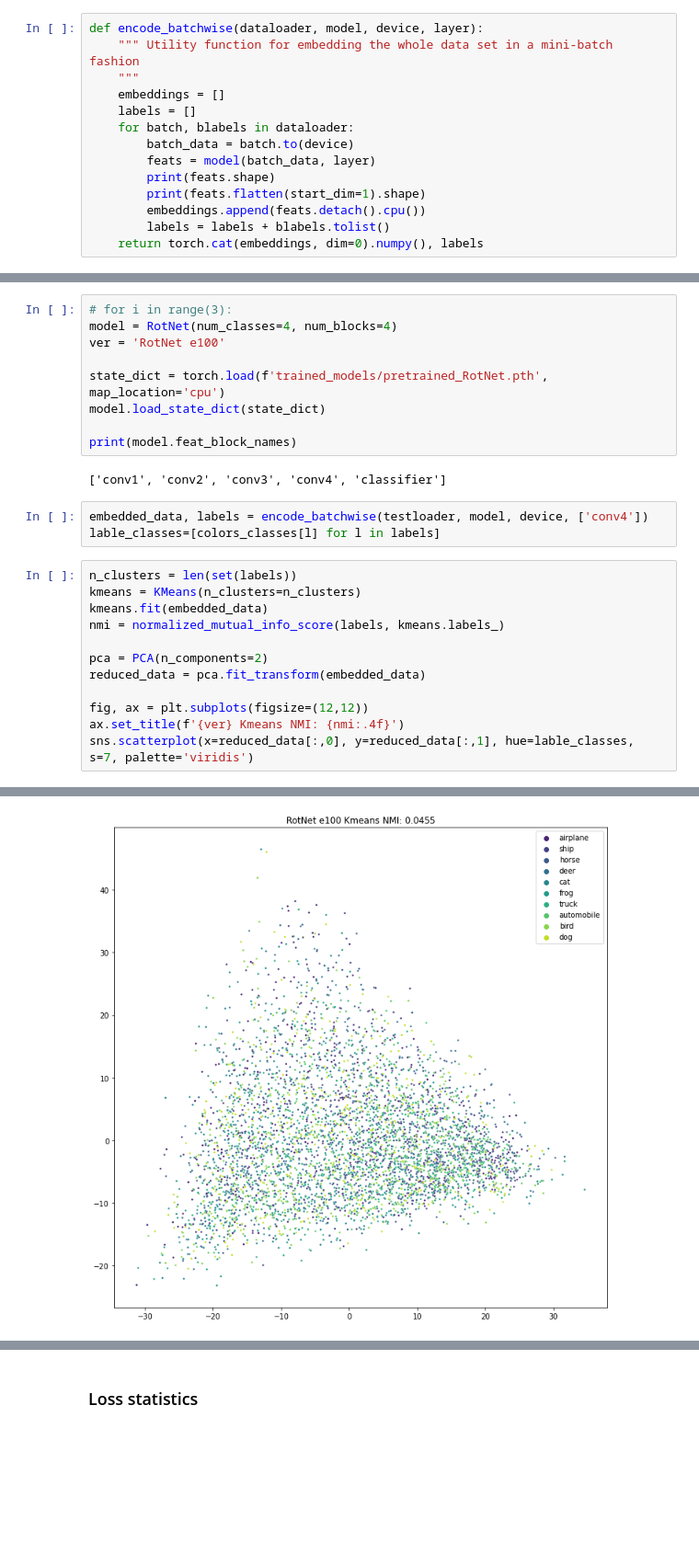
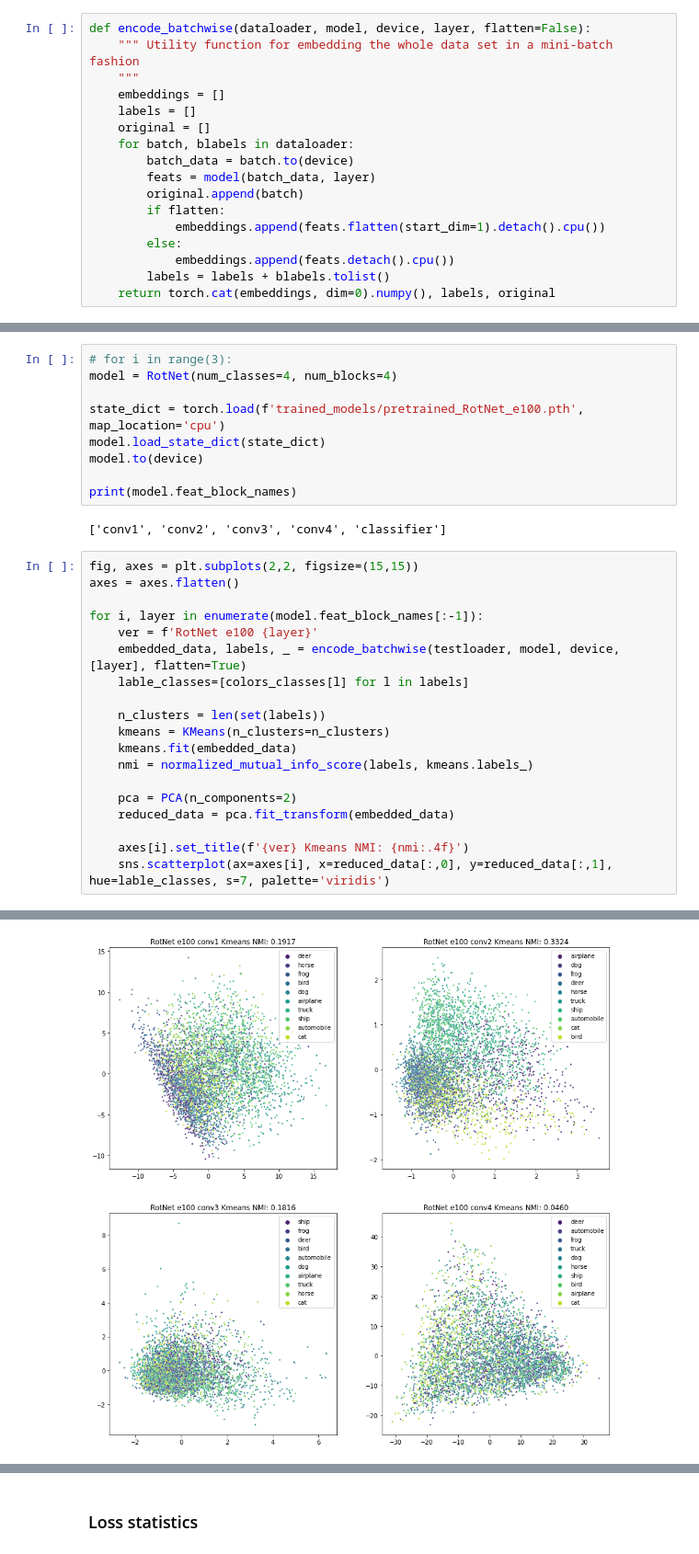
Before and after one commit to AlinaGodun/dcl_b, a Jupyter notebook: RotNetAnalysis2.ipynb, the cells around one changed output, grey strips where cells are left out. Shown at 92% size. Drawn from its saved outputs; the diff is of its cells as text; blank space fills up the shorter version.

Commit message:
rotnet pretrain analysis done (which layer is the best + activations)

```diff
--- a/RotNetAnalysis2.ipynb
+++ b/RotNetAnalysis2.ipynb
@@ -75,19 +75,22 @@ Files already downloaded and verified
 # %% [markdown]
 ### Clustering and PCA of the Random SimCLR model
 # %%
-def encode_batchwise(dataloader, model, device, layer):
+def encode_batchwise(dataloader, model, device, layer, flatten=False):
     """ Utility function for embedding the whole data set in a mini-batch fashion
     """
     embeddings = []
     labels = []
+    original = []
     for batch, blabels in dataloader:
         batch_data = batch.to(device)
         feats = model(batch_data, layer)
-        print(feats.shape)
-        print(feats.flatten(start_dim=1).shape)
-        embeddings.append(feats.detach().cpu())
+        original.append(batch)
+        if flatten:
+            embeddings.append(feats.flatten(start_dim=1).detach().cpu())
+        else:
+            embeddings.append(feats.detach().cpu())
         labels = labels + blabels.tolist()
-    return torch.cat(embeddings, dim=0).numpy(), labels
+    return torch.cat(embeddings, dim=0).numpy(), labels, original
 # %%
 test_data = load_util.load_custom_cifar('./data', download=False, train=False, data_percent=0.5, for_model='SimCLR')
 testloader = torch.utils.data.DataLoader(test_data,
@@ -103,27 +102,31 @@ colors_classes = {i: color_class for i, color_class in zip(range(len(test_data.c
 # %%
 # for i in range(3):
 model = RotNet(num_classes=4, num_blocks=4)
-ver = 'RotNet e100'
 
-state_dict = torch.load(f'trained_models/pretrained_RotNet.pth', map_location='cpu')
+state_dict = torch.load(f'trained_models/pretrained_RotNet_e100.pth', map_location='cpu')
 model.load_state_dict(state_dict)
+model.to(device)
 
 print(model.feat_block_names)
 # %% [output]
 ['conv1', 'conv2', 'conv3', 'conv4', 'classifier']
-# %%
-embedded_data, labels = encode_batchwise(testloader, model, device, ['conv4'])
-lable_classes=[colors_classes[l] for l in labels]
 # %%
-n_clusters = len(set(labels))
-kmeans = KMeans(n_clusters=n_clusters)
-kmeans.fit(embedded_data)
-nmi = normalized_mutual_info_score(labels, kmeans.labels_)
+fig, axes = plt.subplots(2,2, figsize=(15,15))
+axes = axes.flatten()
 
-pca = PCA(n_components=2)
-reduced_data = pca.fit_transform(embedded_data)
+for i, layer in enumerate(model.feat_block_names[:-1]):
+    ver = f'RotNet e100 {layer}'
+    embedded_data, labels, _ = encode_batchwise(testloader, model, device, [layer], flatten=True)
+    lable_classes=[colors_classes[l] for l in labels]
 
-fig, ax = plt.subplots(figsize=(12,12))
-ax.set_title(f'{ver} Kmeans NMI: {nmi:.4f}')
-sns.scatterplot(x=reduced_data[:,0], y=reduced_data[:,1], hue=lable_classes, s=7, palette='viridis')
+    n_clusters = len(set(labels))
+    kmeans = KMeans(n_clusters=n_clusters)
+    kmeans.fit(embedded_data)
+    nmi = normalized_mutual_info_score(labels, kmeans.labels_)
+
+    pca = PCA(n_components=2)
+    reduced_data = pca.fit_transform(embedded_data)
+
+    axes[i].set_title(f'{ver} Kmeans NMI: {nmi:.4f}')
+    sns.scatterplot(ax=axes[i], x=reduced_data[:,0], y=reduced_data[:,1], hue=lable_classes, s=7, palette='viridis')
 # %% [output]
@@ -131 +133 @@ sns.scatterplot(x=reduced_data[:,0], y=reduced_data[:,1], hue=lable_classes, s=7
-[figure, old version]
+[figure, new version]
```
Also changed, not shown: parts of 13 cells of this notebook, 1 other file.
